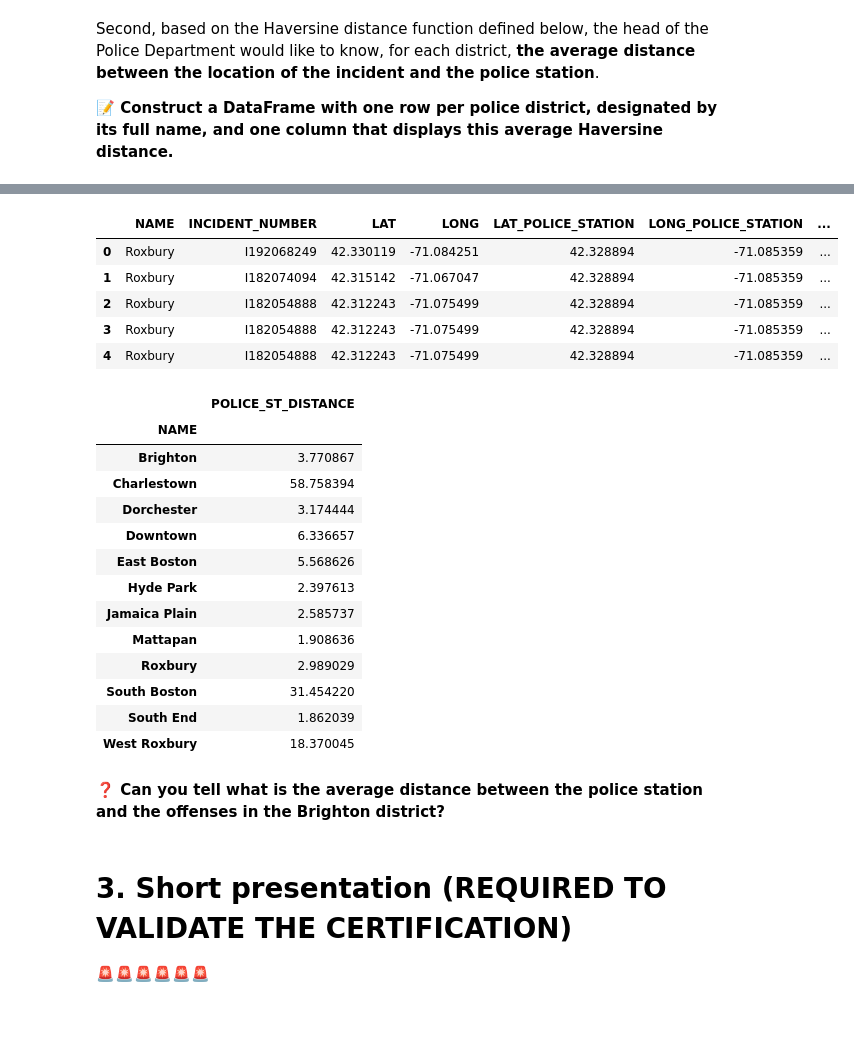
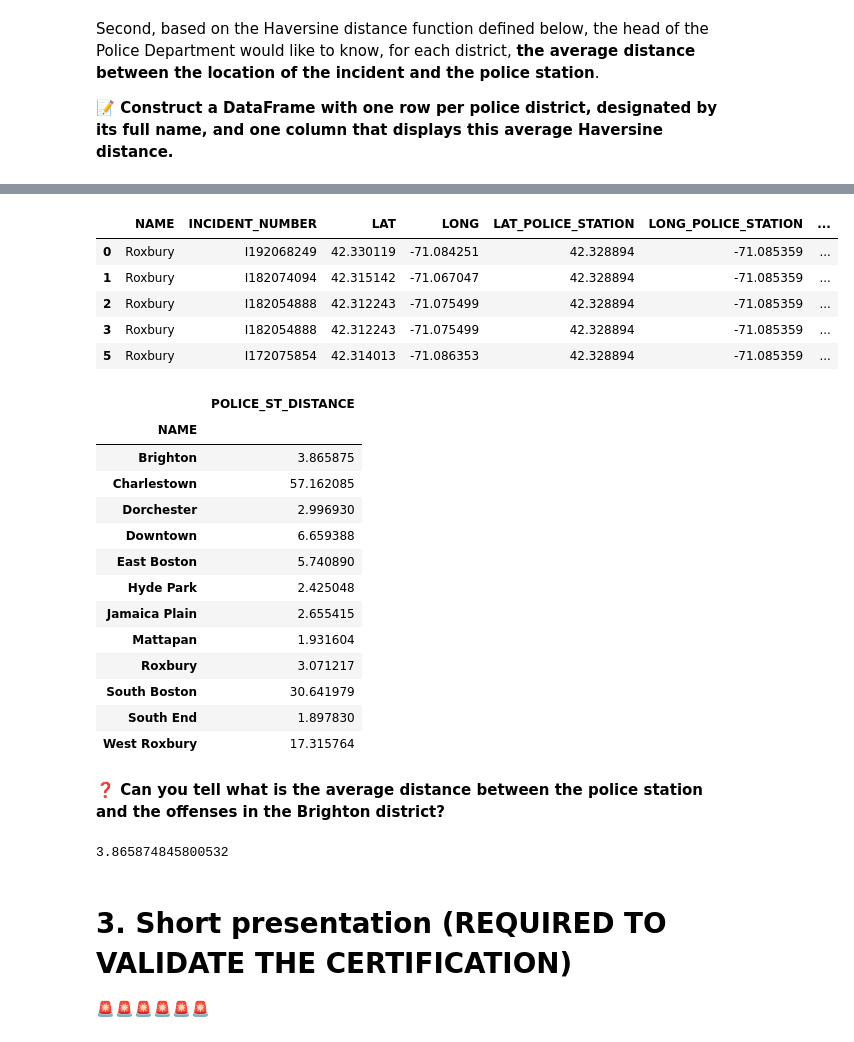
Before and after one commit to charlottesuaud/data-certification-exam, a Jupyter notebook: decision_science/boston_crimes.ipynb, the cells around one changed output, grey strips where cells are left out. Saved outputs shown, nothing was run; the diff lists cells and outputs as text; code cells hidden in the pictures.

```diff
--- a/decision_science/boston_crimes.ipynb
+++ b/decision_science/boston_crimes.ipynb
@@ -476,3 +484,7 @@ Shape of the DataFrame: (237221, 9)
 | 2 | I182054888 | Violence and harassment | 0 | 2015-07-12 15:37:00 | 42.312243 | -71.075499 | Roxbury | ... |
 | 3 | I182054888 | Other | 0 | 2015-07-12 15:37:00 | 42.312243 | -71.075499 | Roxbury | ... |
 | 4 | I182054888 | Other | 0 | 2015-07-12 15:37:00 | 42.312243 | -71.075499 | Roxbury | ... |
+# %%
+data = data.drop_duplicates()
+
+print("Shape of the DataFrame:", data.shape)
@@ -571,19 +585,20 @@ data.head()
 # %%
-distance_df = data[["NAME", "INCIDENT_NUMBER", "LAT", "LONG", "LAT_POLICE_STATION", "LONG_POLICE_STATION"]].copy()
+distance_df = data[["NAME", "INCIDENT_NUMBER", "LAT",
+                    "LONG", "LAT_POLICE_STATION", "LONG_POLICE_STATION"]].copy()
 
 distance_df["POLICE_ST_DISTANCE"] = distance_df.apply(
     lambda df: haversine_distance(df.LONG, df.LAT, df.LONG_POLICE_STATION, df.LAT_POLICE_STATION),
     axis=1
 )
 
 distance_df.head()
 # %% [output]
 |  | NAME | INCIDENT_NUMBER | LAT | LONG | LAT_POLICE_STATION | LONG_POLICE_STATION | ... |
 | 0 | Roxbury | I192068249 | 42.330119 | -71.084251 | 42.328894 | -71.085359 | ... |
 | 1 | Roxbury | I182074094 | 42.315142 | -71.067047 | 42.328894 | -71.085359 | ... |
 | 2 | Roxbury | I182054888 | 42.312243 | -71.075499 | 42.328894 | -71.085359 | ... |
 | 3 | Roxbury | I182054888 | 42.312243 | -71.075499 | 42.328894 | -71.085359 | ... |
-| 4 | Roxbury | I182054888 | 42.312243 | -71.075499 | 42.328894 | -71.085359 | ... |
+| 5 | Roxbury | I172075854 | 42.314013 | -71.086353 | 42.328894 | -71.085359 | ... |
 # %%
 average_distance_df = distance_df.groupby("NAME")[["POLICE_ST_DISTANCE"]].mean()
 
@@ -591,22 +606,25 @@ average_distance_df
 # %% [output]
 |  | POLICE_ST_DISTANCE |
 | NAME |  |
-| Brighton | 3.770867 |
-| Charlestown | 58.758394 |
-| Dorchester | 3.174444 |
-| Downtown | 6.336657 |
-| East Boston | 5.568626 |
-| Hyde Park | 2.397613 |
-| Jamaica Plain | 2.585737 |
-| Mattapan | 1.908636 |
-| Roxbury | 2.989029 |
-| South Boston | 31.454220 |
-| South End | 1.862039 |
-| West Roxbury | 18.370045 |
+| Brighton | 3.865875 |
+| Charlestown | 57.162085 |
+| Dorchester | 2.996930 |
+| Downtown | 6.659388 |
+| East Boston | 5.740890 |
+| Hyde Park | 2.425048 |
+| Jamaica Plain | 2.655415 |
+| Mattapan | 1.931604 |
+| Roxbury | 3.071217 |
+| South Boston | 30.641979 |
+| South End | 1.897830 |
+| West Roxbury | 17.315764 |
 # %% [markdown]
 **❓ Can you tell what is the average distance between the police station and the offenses in the Brighton district?**
 # %%
 average_distance_km = average_distance_df.loc["Brighton", "POLICE_ST_DISTANCE"]
+average_distance_km
+# %% [output]
+3.865874845800532
 # %%
 result = ChallengeResult('manipulation',
                          second_most_common_offence=second_most_common_offence,
```
Also changed, not shown: parts of 9 cells of this notebook, 4 other files.
